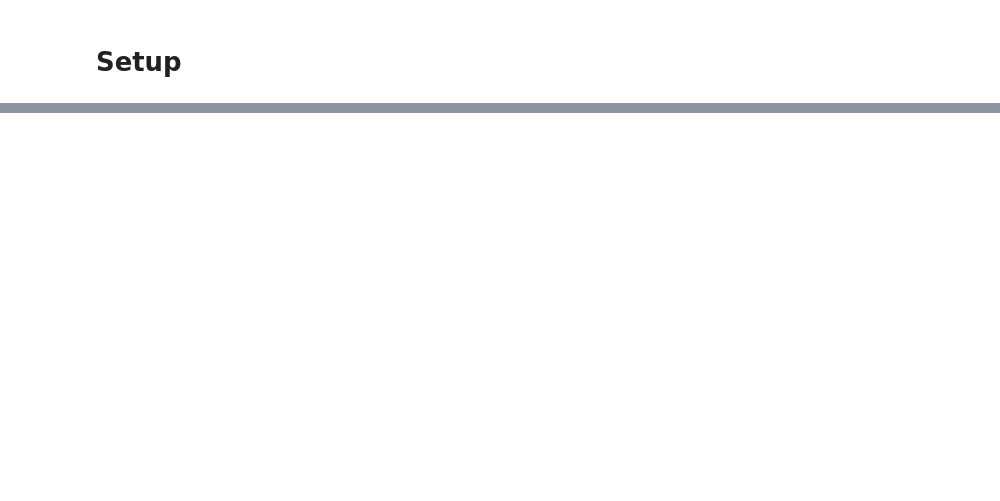
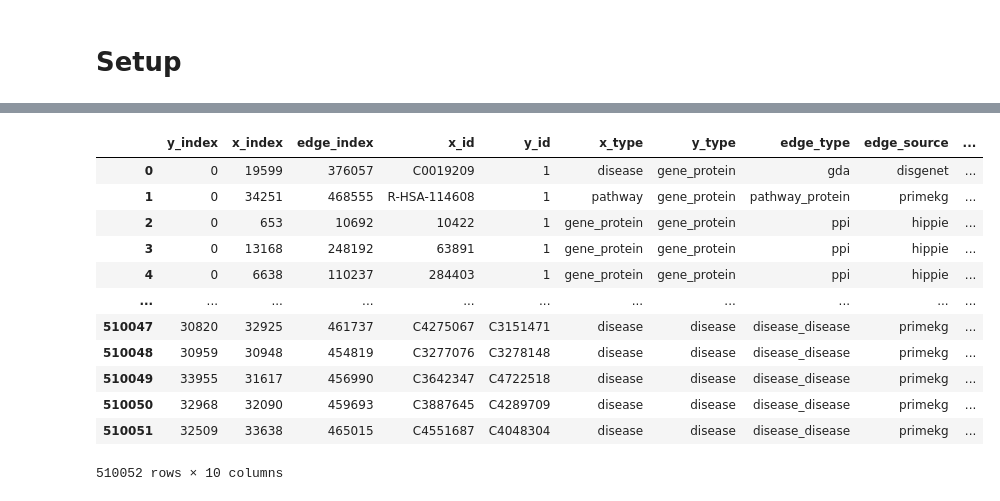
Before and after one commit to ingridheuer/gcnn_gdas, a Jupyter notebook: exploration/notebooks/network_analysis/especificidad.ipynb, the cells around one changed output, grey strips where cells are left out. Cells and saved outputs as stored; diff of their text form; code cells hidden in the pictures; blank space fills up the shorter version.

```diff
--- a/exploration/notebooks/network_analysis/especificidad.ipynb
+++ b/exploration/notebooks/network_analysis/especificidad.ipynb
@@ -23,3 +21,5 @@ cmap = plt.get_cmap("tab10")
 pio.templates.default = "seaborn"
 
 sns.set_style("darkgrid", rc={'xtick.bottom': True})
+# %%
+graph_edge_data = pd.read_csv(graph_data+"nohub_graph_edge_data.csv")
@@ -26 +42,17 @@ sns.set_style("darkgrid", rc={'xtick.bottom': True})
+# %%
+graph_edge_data
+# %% [output]
+|  | y_index | x_index | edge_index | x_id | y_id | x_type | y_type | edge_type | edge_source | ... |
+| 0 | 0 | 19599 | 376057 | C0019209 | 1 | disease | gene_protein | gda | disgenet | ... |
+| 1 | 0 | 34251 | 468555 | R-HSA-114608 | 1 | pathway | gene_protein | pathway_protein | primekg | ... |
+| 2 | 0 | 653 | 10692 | 10422 | 1 | gene_protein | gene_protein | ppi | hippie | ... |
+| 3 | 0 | 13168 | 248192 | 63891 | 1 | gene_protein | gene_protein | ppi | hippie | ... |
+| 4 | 0 | 6638 | 110237 | 284403 | 1 | gene_protein | gene_protein | ppi | hippie | ... |
+| ... | ... | ... | ... | ... | ... | ... | ... | ... | ... | ... |
+| 510047 | 30820 | 32925 | 461737 | C4275067 | C3151471 | disease | disease | disease_disease | primekg | ... |
+| 510048 | 30959 | 30948 | 454819 | C3277076 | C3278148 | disease | disease | disease_disease | primekg | ... |
+| 510049 | 33955 | 31617 | 456990 | C3642347 | C4722518 | disease | disease | disease_disease | primekg | ... |
+| 510050 | 32968 | 32090 | 459693 | C3887645 | C4289709 | disease | disease | disease_disease | primekg | ... |
+| 510051 | 32509 | 33638 | 465015 | C4551687 | C4048304 | disease | disease | disease_disease | primekg | ... |
+510052 rows × 10 columns
 # %%
```
Also changed, not shown: parts of 26 cells of this notebook, 3 other files.
